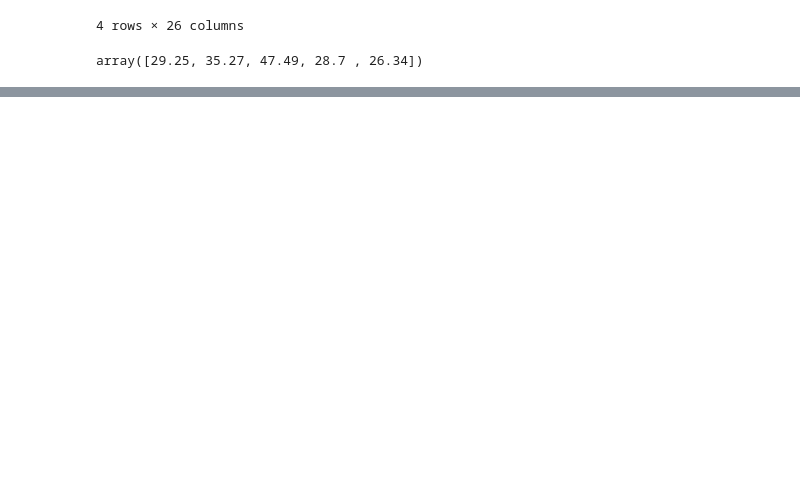
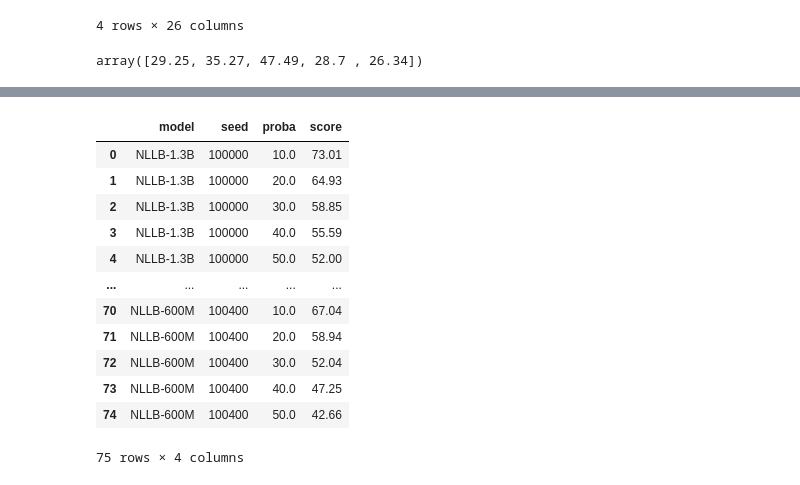
Before and after one commit to lydianish-phd/robust-embeddings, a Jupyter notebook: src/draft.ipynb, the cells around one changed output, grey strips where cells are left out. Cells and saved outputs as stored; diff of their text form; code cells hidden in the pictures; blank space fills up the shorter version.

```diff
--- a/src/draft.ipynb
+++ b/src/draft.ipynb
@@ -2334,0 +2393,9 @@ array([29.25, 35.27, 47.49, 28.7 , 26.34])
+# %%
+models = comet_scores_df["model"]
+comet_scores_df.set_index("model", inplace=True)
+# %%
+COLORS = plt.cm.tab10.colors
+METRIC_NAMES = {
+    "bleu": "BLEU",
+    "comet": "COMET",
+}
@@ -2334,0 +2406,33 @@ array([29.25, 35.27, 47.49, 28.7 , 26.34])
+# %%
+LANG_NAMES = {
+    "eng_Latn": "English",
+    "fra_Latn": "French",
+    "deu_Latn": "German",
+    "ces_Latn": "Czech",
+    "rus_Cyrl": "Russian",
+    "ukr_Cyrl": "Ukrainian",
+    "jap_Japn": "Japanese"
+}
+# %%
+for lang in target_langs:
+    output_file = f"{plots_dir}/{metric}_noise_proba_plot_{lang}.pdf"
+    columns = ["model", "seed", "proba"]
+    arti_data = comet_artificial_scores_df[columns]
+    arti_data["score"] = comet_artificial_scores_df[f"rocsmt_artificial__eng_Latn-{lang}__norm.en_mix_all.test"]
+    multi_data = pd.DataFrame(columns=["model", "seed", "proba", "score"])
+    multi_data["model"] = np.repeat(models, len(seeds))
+    multi_data["seed"] = np.tile(seeds, len(comet_scores_df))
+    multi_data["proba"] = np.repeat(0, len(comet_scores_df)*len(seeds))
+    multi_data["score"] = np.repeat(comet_scores_df[f"rocsmt__eng_Latn-{lang}__norm.en.test"].values, len(seeds))
+    plot_data = pd.concat([arti_data, multi_data], ignore_index=True)
+
+    plt.clf()
+    g = sns.lineplot(data=plot_data, x="proba", y="score", hue="model", style="model", markers=True, dashes=False)
+    g.set(ylabel=f"{METRIC_NAMES[metric]} score", xlabel="Probability of artificial UGC", title=r"English$\rightarrow$" + LANG_NAMES[lang], xticklabels=[0, 0.1, 0.2, 0.3, 0.4, 0.5])
+    #plt.xticks(ticks=range(0,60,10), labels=probas)
+    _, labels = g.get_legend_handles_labels()
+    for i, model in enumerate(labels):
+        g.axhline(comet_scores_df[f"rocsmt__eng_Latn-{lang}__raw.en.test"].loc[model], ls="dashdot", c=COLORS[i])
+    g.grid()
+    plt.tight_layout()
+    #plt.savefig(output_file)
@@ -2334,0 +2458,16 @@ array([29.25, 35.27, 47.49, 28.7 , 26.34])
+# %%
+arti_data
+# %% [output]
+|  | model | seed | proba | score |
+| 0 | NLLB-1.3B | 100000 | 10.0 | 73.01 |
+| 1 | NLLB-1.3B | 100000 | 20.0 | 64.93 |
+| 2 | NLLB-1.3B | 100000 | 30.0 | 58.85 |
+| 3 | NLLB-1.3B | 100000 | 40.0 | 55.59 |
+| 4 | NLLB-1.3B | 100000 | 50.0 | 52.00 |
+| ... | ... | ... | ... | ... |
+| 70 | NLLB-600M | 100400 | 10.0 | 67.04 |
+| 71 | NLLB-600M | 100400 | 20.0 | 58.94 |
+| 72 | NLLB-600M | 100400 | 30.0 | 52.04 |
+| 73 | NLLB-600M | 100400 | 40.0 | 47.25 |
+| 74 | NLLB-600M | 100400 | 50.0 | 42.66 |
+75 rows × 4 columns
```
Also changed, not shown: parts of 16 cells of this notebook, 3 other files.
